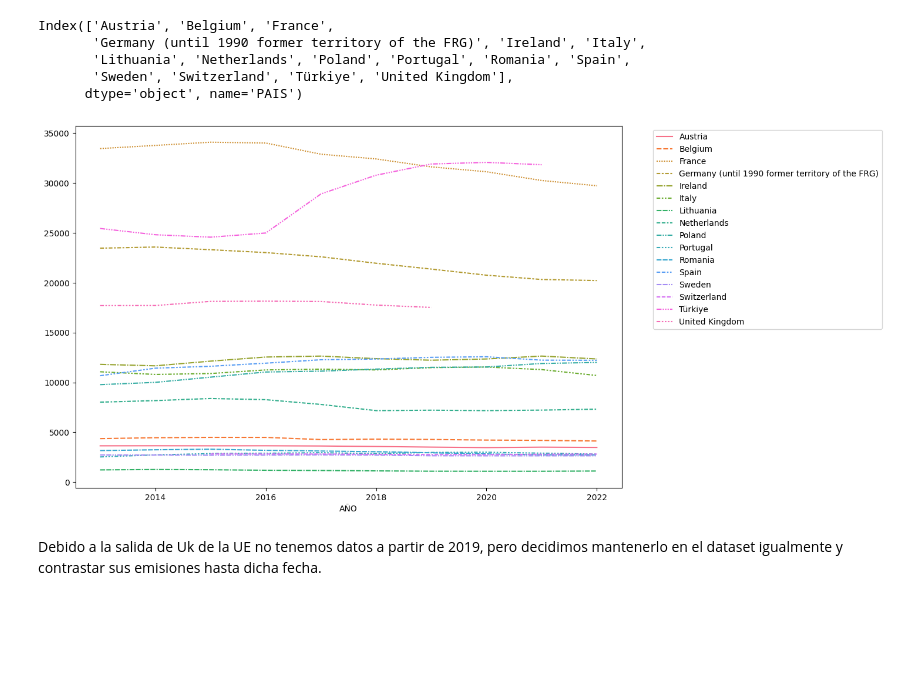
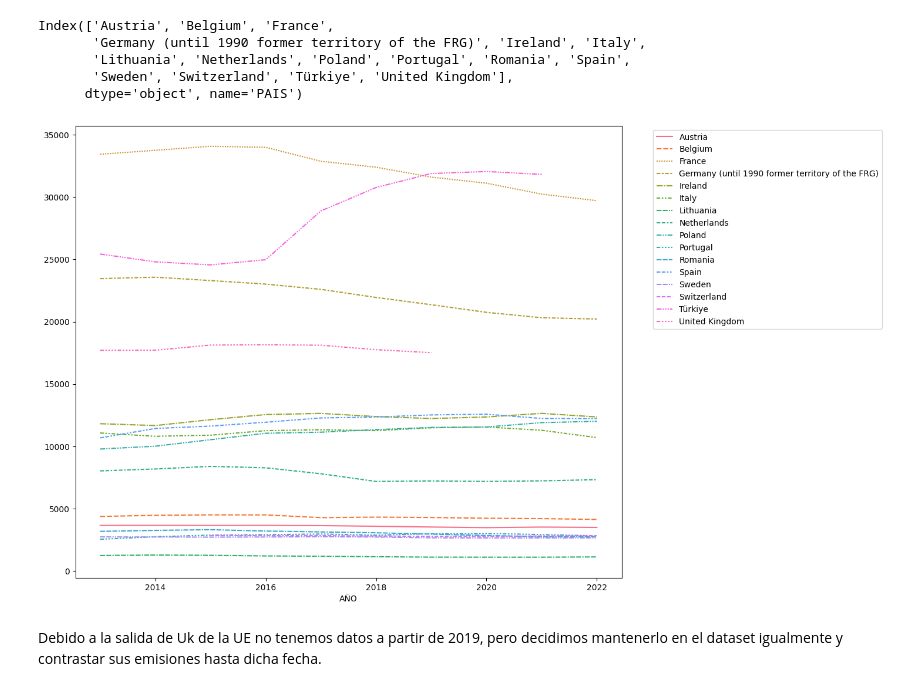
Before and after one commit to JuditRoca/Carnic_impact_EDA, a Jupyter notebook: Bovine_populaton.ipynb, the cells around one changed output. Drawn from its saved outputs; the diff is of its cells as text; code cells hidden in the pictures; blank space fills up the shorter version.

```diff
--- a/Bovine_populaton.ipynb
+++ b/Bovine_populaton.ipynb
@@ -90,10 +90,10 @@ Index(['Austria', 'Belgium', 'France',
        'Sweden', 'Switzerland', 'Türkiye', 'United Kingdom'],
       dtype='object', name='PAIS')
 # %%
-plt.figure(figsize=(12,8))
+plt.figure(figsize=(12,10))
 sns.lineplot(data = pobALTA)
 plt.legend(bbox_to_anchor=(1.05, 1), loc='upper left');
 # %% [output]
-[figure, old version]
+[figure, new version]
 # %% [markdown]
 Debido a la salida de Uk de la UE no tenemos datos a partir de 2019, pero decidimos mantenerlo en el dataset igualmente y contrastar sus emisiones hasta dicha fecha.
```
Also changed, not shown: 1 other file.
